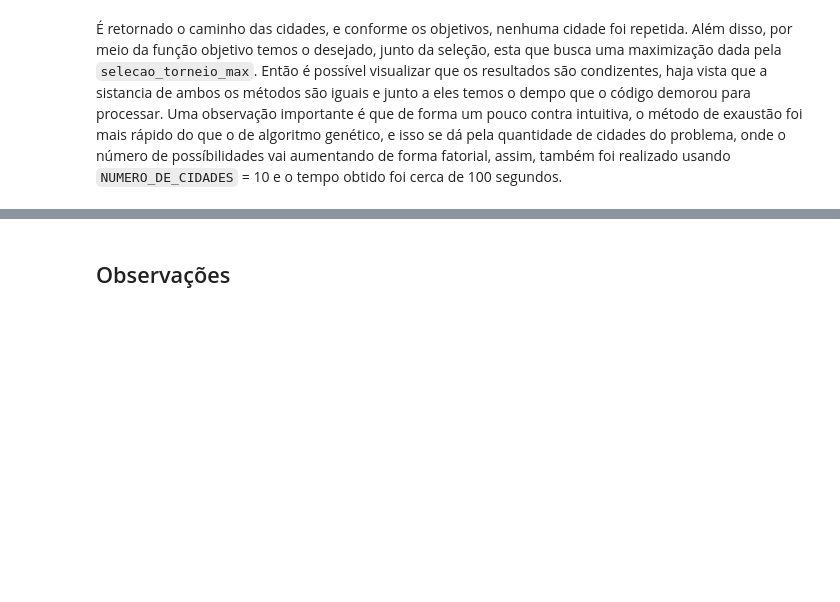
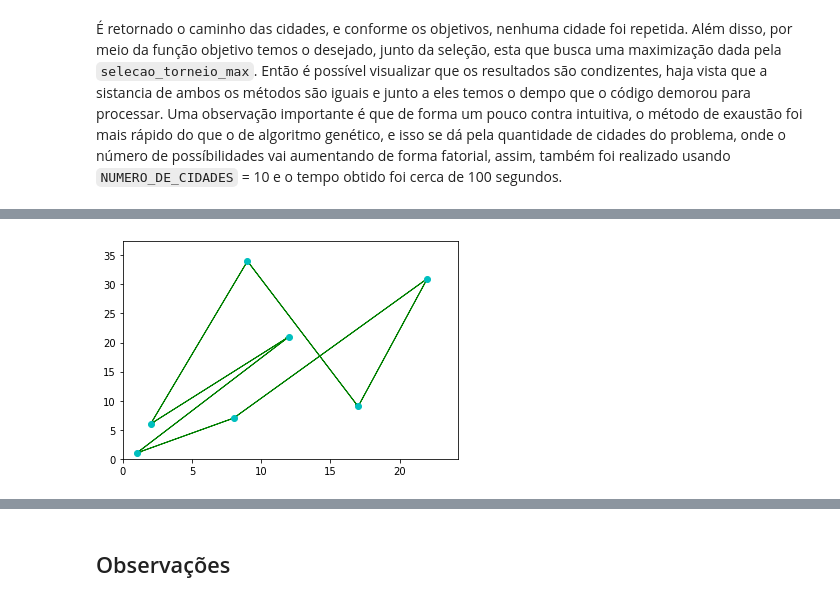
Before and after one commit to YgorRuas/Redes_Neurais_AG, a Jupyter notebook: AlgoritmosGeneticos/experimento GA.03 - caixeiro com gasolina infinita.ipynb, the cells around one changed output, grey strips where cells are left out. Cells and saved outputs as stored; diff of their text form; code cells hidden in the pictures; blank space fills up the shorter version.

```diff
--- a/AlgoritmosGeneticos/experimento GA.03 - caixeiro com gasolina infinita.ipynb
+++ b/AlgoritmosGeneticos/experimento GA.03 - caixeiro com gasolina infinita.ipynb
@@ -159,0 +163,83 @@ Assim mostrando de forma gráfica por meio de um grafo, como foi o caminho perco
+# %%
+def plotTSP(path, points, num_iters=1):
+
+    """
+    path: List of lists with the different orders in which the nodes are visited
+    points: coordinates for the different nodes
+    num_iters: number of paths that are in the path list
+
+    """
+
+    # Unpack the primary TSP path and transform it into a list of ordered
+    # coordinates
+
+    x = []; y = []
+    for i in paths[0]:
+        x.append(points[i][0])
+        y.append(points[i][1])
+
+    plt.plot(x, y, 'co')
+
+    # Set a scale for the arrow heads (there should be a reasonable default for this, WTF?)
+    a_scale = float(max(x))/float(100)
+
+    # Draw the older paths, if provided
+    if num_iters > 1:
+
+        for i in range(1, num_iters):
+
+            # Transform the old paths into a list of coordinates
+            xi = []; yi = [];
+            for j in paths[i]:
+                xi.append(points[j][0])
+                yi.append(points[j][1])
+
+            plt.arrow(xi[-1], yi[-1], (xi[0] - xi[-1]), (yi[0] - yi[-1]),
+                    head_width = a_scale, color = 'r',
+                    length_includes_head = True, ls = 'dashed',
+                    width = 0.001/float(num_iters))
+            for i in range(0, len(x) - 1):
+                plt.arrow(xi[i], yi[i], (xi[i+1] - xi[i]), (yi[i+1] - yi[i]),
+                        head_width = a_scale, color = 'r', length_includes_head = True,
+                        ls = 'dashed', width = 0.001/float(num_iters))
+
+    # Draw the primary path for the TSP problem
+    plt.arrow(x[-1], y[-1], (x[0] - x[-1]), (y[0] - y[-1]), head_width = a_scale,
+            color ='g', length_includes_head=True)
+    for i in range(0,len(x)-1):
+        plt.arrow(x[i], y[i], (x[i+1] - x[i]), (y[i+1] - y[i]), head_width = a_scale,
+                color = 'g', length_includes_head = True)
+
+    #Set axis too slitghtly larger than the set of x and y
+    plt.xlim(0, max(x)*1.1)
+    plt.ylim(0, max(y)*1.1)
+    plt.show()
+
+
+if __name__ == '__main__':
+    # Run an example
+
+    # Create a randomn list of coordinates, pack them into a list
+    x_cor = [1, 12, 2, 9, 17, 22, 8]
+    y_cor = [1, 21, 6, 34, 9, 31, 7]
+    points = []
+    for i in range(0, len(x_cor)):
+        points.append((x_cor[i], y_cor[i]))
+
+    # Create two paths, teh second with two values swapped to simulate a 2-OPT
+    # Local Search operation
+    path0 = [0, 1, 2, 3, 4, 5, 6]
+    path1 = [0, 2, 1, 3, 4, 5, 6]
+    path2 = [0, 2, 1, 3, 6, 5, 4]
+    path3 = [0, 2, 1, 3, 6, 4, 5]
+    path4 = [0, 2, 1, 3, 6, 4, 5]
+    path5 = [0, 2, 1, 3, 6, 4, 5]
+    path6 = [0, 2, 1, 3, 6, 4, 8]
+
+    # Pack the paths into a list
+    paths = [path0, path1, path2, path3, path4, path5, path6]
+
+    # Run the function
+    plotTSP(paths, points, 1)
+# %% [output]
+[figure, added]
```
Also changed, not shown: parts of 15 cells of this notebook, 5 other files.
